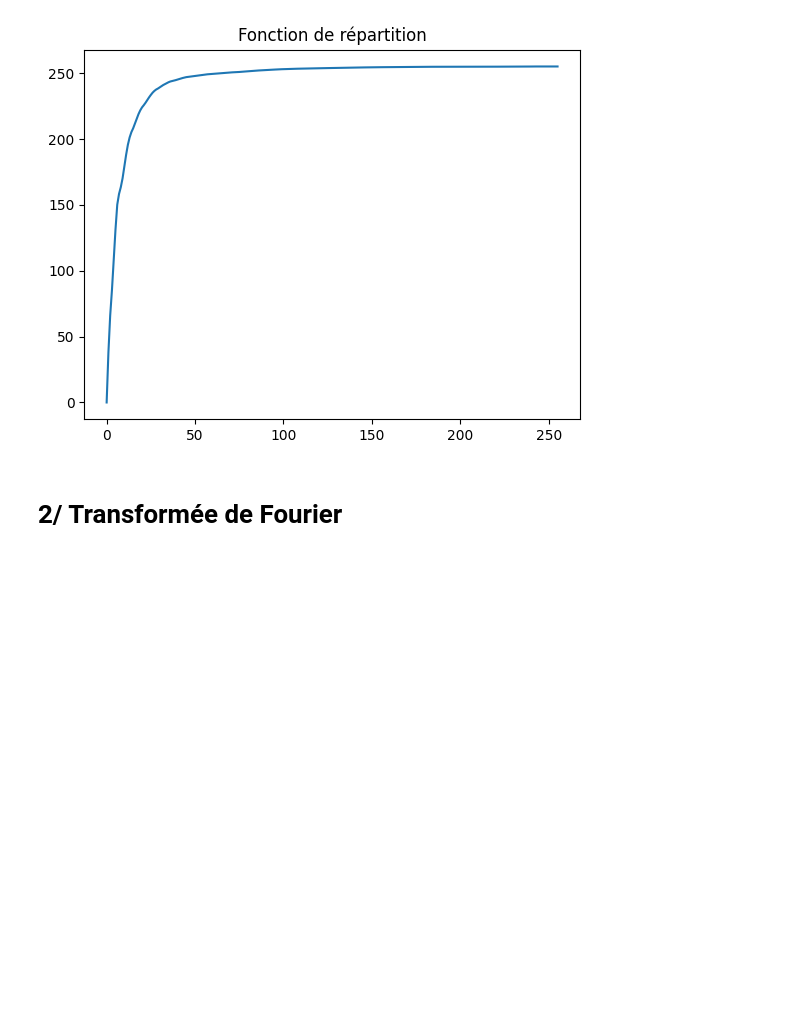
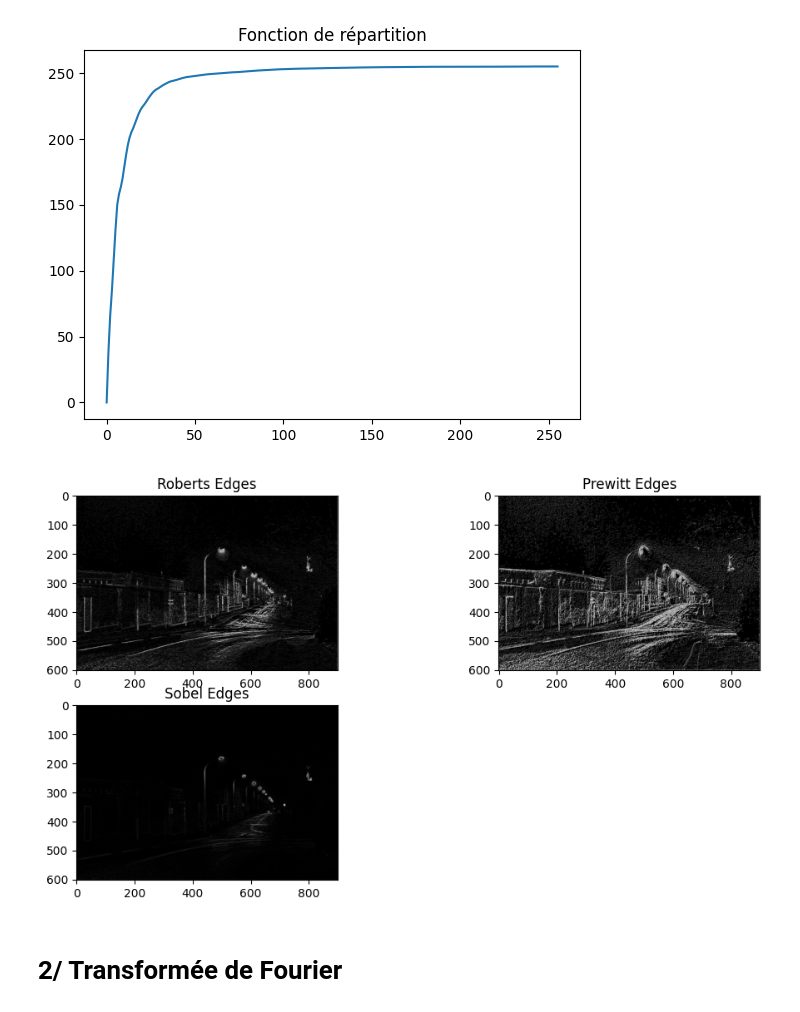
Before and after one commit to JinxYTW/TpImage2024, a Jupyter notebook: TP/tpimage.ipynb, the cells around one changed output. Cells and saved outputs as stored; diff of their text form; code cells hidden in the pictures; blank space fills up the shorter version.

```diff
--- a/TP/tpimage.ipynb
+++ b/TP/tpimage.ipynb
@@ -280,3 +282,41 @@ def detection_contour(img):
+# %%
+def detect_contours(image):
+        # Convertir l'image en niveaux de gris
+        gray = cv2.cvtColor(image, cv2.COLOR_BGR2GRAY)
+
+        # Appliquer les filtres de Roberts
+        roberts_x = np.array([[1, 0], [0, -1]])
+        roberts_y = np.array([[0, 1], [-1, 0]])
+        roberts_x_edges = cv2.filter2D(gray, -1, roberts_x)
+        roberts_y_edges = cv2.filter2D(gray, -1, roberts_y)
+        roberts_edges = np.sqrt(np.square(roberts_x_edges) + np.square(roberts_y_edges))
+
+        # Appliquer les filtres de Prewitt
+        prewitt_x = np.array([[-1, 0, 1], [-1, 0, 1], [-1, 0, 1]])
+        prewitt_y = np.array([[-1, -1, -1], [0, 0, 0], [1, 1, 1]])
+        prewitt_x_edges = cv2.filter2D(gray, -1, prewitt_x)
+        prewitt_y_edges = cv2.filter2D(gray, -1, prewitt_y)
+        prewitt_edges = np.sqrt(np.square(prewitt_x_edges) + np.square(prewitt_y_edges))
+
+        # Appliquer les filtres de Sobel
+        sobel_x = cv2.Sobel(gray, cv2.CV_64F, 1, 0, ksize=3)
+        sobel_y = cv2.Sobel(gray, cv2.CV_64F, 0, 1, ksize=3)
+        sobel_edges = np.sqrt(np.square(sobel_x) + np.square(sobel_y))
+
+        # Afficher les résultats
+        plt.figure(figsize=(12, 6))
+        plt.subplot(2, 2, 1), plt.imshow(roberts_edges, cmap='gray'), plt.title('Roberts Edges')
+        plt.subplot(2, 2, 2), plt.imshow(prewitt_edges, cmap='gray'), plt.title('Prewitt Edges')
+        plt.subplot(2, 2, 3), plt.imshow(sobel_edges, cmap='gray'), plt.title('Sobel Edges')
+        plt.show()
+
+# Charger l'image
+image = cv2.imread('imagesTP/rue.jpg')
+
+# Détecter les contours
+detect_contours(image)
+# %% [output]
+[figure, added]
 # %% [markdown]
 # 2/ Transformée de Fourier
 # %% [markdown]
```
Also changed, not shown: parts of 2 cells of this notebook.
